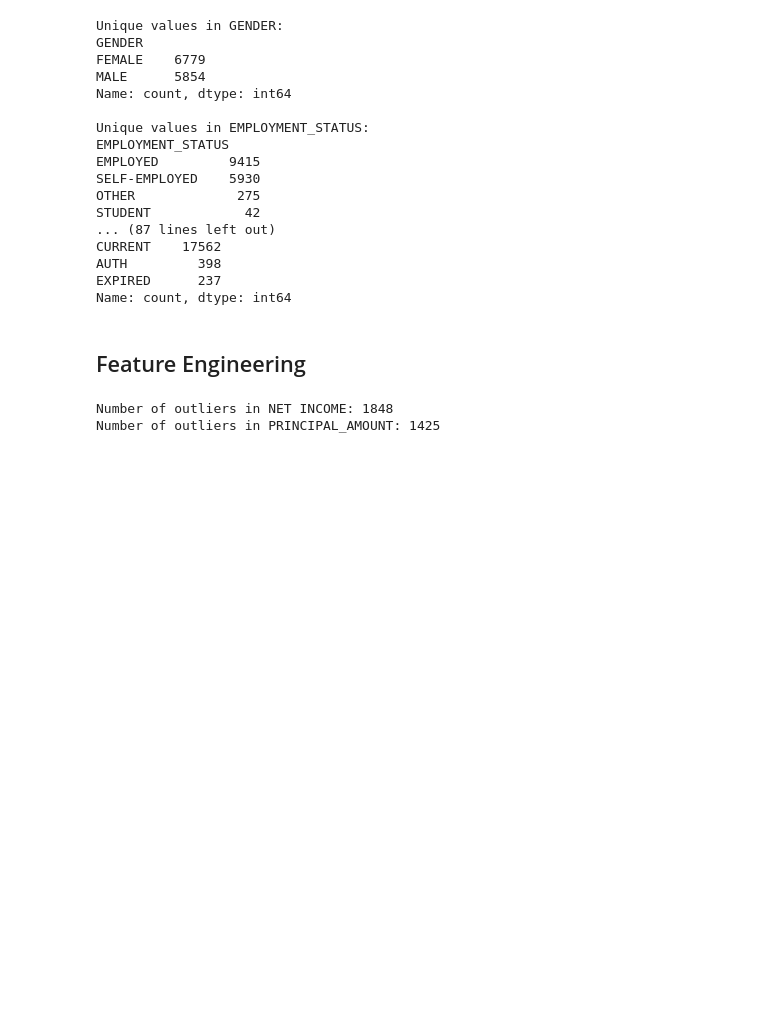
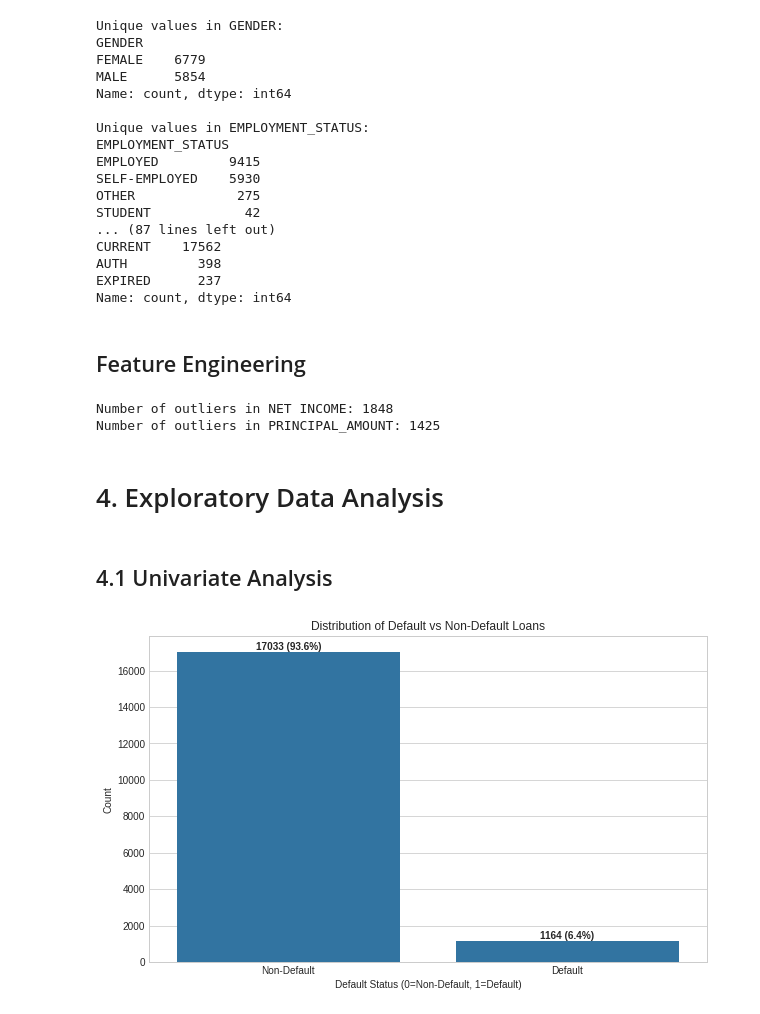
Before and after one commit to KaiFa254/SmartLender, a Jupyter notebook: notebooks/Alex.ipynb, the cells around one changed output. Saved outputs shown, nothing was run; the diff lists cells and outputs as text; code cells hidden in the pictures; blank space fills up the shorter version.

```diff
--- a/notebooks/Alex.ipynb
+++ b/notebooks/Alex.ipynb
@@ -305,3 +305,22 @@ print(f"Number of outliers in PRINCIPAL_AMOUNT: {len(principal_outliers)}")
 # %% [output]
 Number of outliers in NET INCOME: 1848
 Number of outliers in PRINCIPAL_AMOUNT: 1425
+# %% [markdown]
+# 4. Exploratory Data Analysis
+# %% [markdown]
+## 4.1 Univariate Analysis
+# %%
+# Distribution of target variable
+plt.figure(figsize=(10, 6))
+default_counts = df_clean['DEFAULT'].value_counts()
+sns.barplot(x=default_counts.index, y=default_counts.values)
+plt.title('Distribution of Default vs Non-Default Loans')
+plt.xlabel('Default Status (0=Non-Default, 1=Default)')
+plt.ylabel('Count')
+plt.xticks([0, 1], ['Non-Default', 'Default'])
+for i, v in enumerate(default_counts.values):
+    plt.text(i, v + 100, f'{v} ({v/sum(default_counts.values):.1%})',
+             horizontalalignment='center', fontweight='bold')
+plt.show()
+# %% [output]
+[figure, added]
```
Also changed, not shown: parts of 36 cells of this notebook, 1 other file.
